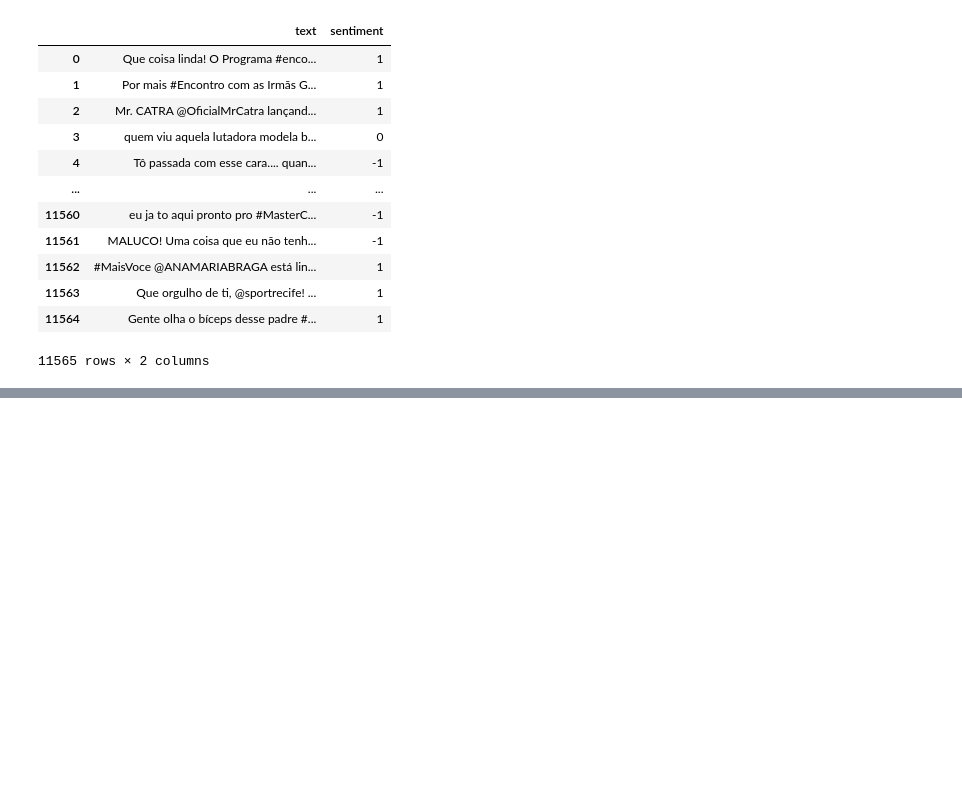
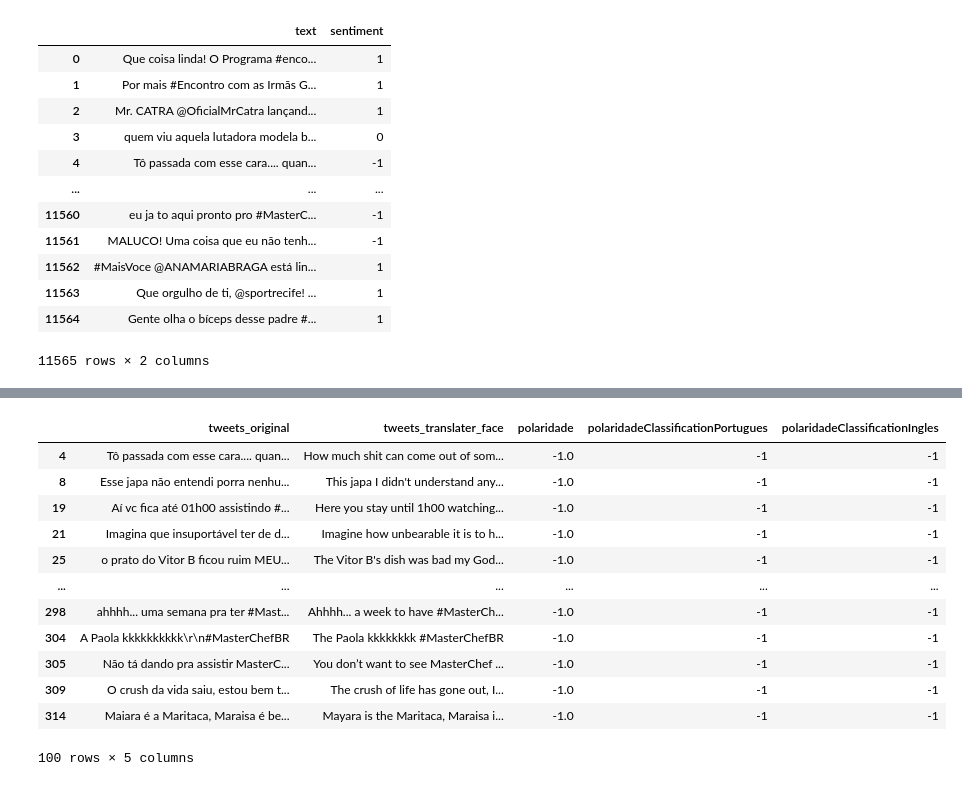
Before and after one commit to Lincolnwallace1/Impacto-da-tradu-o-neural-na-classifica-o-de-sentimentos, a Jupyter notebook: TCC-12-08.ipynb, the cells around one changed output, grey strips where cells are left out. Cells and saved outputs as stored; diff of their text form; code cells hidden in the pictures; blank space fills up the shorter version.

```diff
--- a/TCC-12-08.ipynb
+++ b/TCC-12-08.ipynb
@@ -145,0 +184,2 @@ negative.to_csv('negative.csv', index=False)
+# %%
+dataset.drop(columns = ['Unnamed: 0', 'tweets_translater_unicamp'],inplace=True)
@@ -145,0 +188,2 @@ negative.to_csv('negative.csv', index=False)
+# %%
+negative = dataset[dataset['polaridade'] == -1].head(100)
@@ -145,0 +216,22 @@ negative.to_csv('negative.csv', index=False)
+# %%
+negative['polaridadeClassificationPortugues'] = negative['tweets_original'].apply(classification_frasesM)
+negative['polaridadeClassificationIngles'] = negative['tweets_translater_face'].apply(classification_frasesM)
+# %%
+negative['polaridadeClassificationPortugues'] = negative['polaridadeClassificationPortugues'].replace(2, 1).replace(0, -1).replace(1, 0)
+negative['polaridadeClassificationIngles'] = negative['polaridadeClassificationIngles'].replace(2, 1).replace(0, -1).replace(1, 0)
+# %%
+negative
+# %% [output]
+|  | tweets_original | tweets_translater_face | polaridade | polaridadeClassificationPortugues | polaridadeClassificationIngles |
+| 4 | Tô passada com esse cara.... quan... | How much shit can come out of som... | -1.0 | -1 | -1 |
+| 8 | Esse japa não entendi porra nenhu... | This japa I didn't understand any... | -1.0 | -1 | -1 |
+| 19 | Aí vc fica até 01h00 assistindo #... | Here you stay until 1h00 watching... | -1.0 | -1 | -1 |
+| 21 | Imagina que insuportável ter de d... | Imagine how unbearable it is to h... | -1.0 | -1 | -1 |
+| 25 | o prato do Vitor B ficou ruim MEU... | The Vitor B's dish was bad my God... | -1.0 | -1 | -1 |
+| ... | ... | ... | ... | ... | ... |
+| 298 | ahhhh... uma semana pra ter #Mast... | Ahhhh... a week to have #MasterCh... | -1.0 | -1 | -1 |
+| 304 | A Paola kkkkkkkkkk\r\n#MasterChefBR | The Paola kkkkkkkk #MasterChefBR | -1.0 | -1 | -1 |
+| 305 | Não tá dando pra assistir MasterC... | You don’t want to see MasterChef ... | -1.0 | -1 | -1 |
+| 309 | O crush da vida saiu, estou bem t... | The crush of life has gone out, I... | -1.0 | -1 | -1 |
+| 314 | Maiara é a Maritaca, Maraisa é be... | Mayara is the Maritaca, Maraisa i... | -1.0 | -1 | -1 |
+100 rows × 5 columns
```
Also changed, not shown: parts of 26 cells of this notebook, 3 other files.
